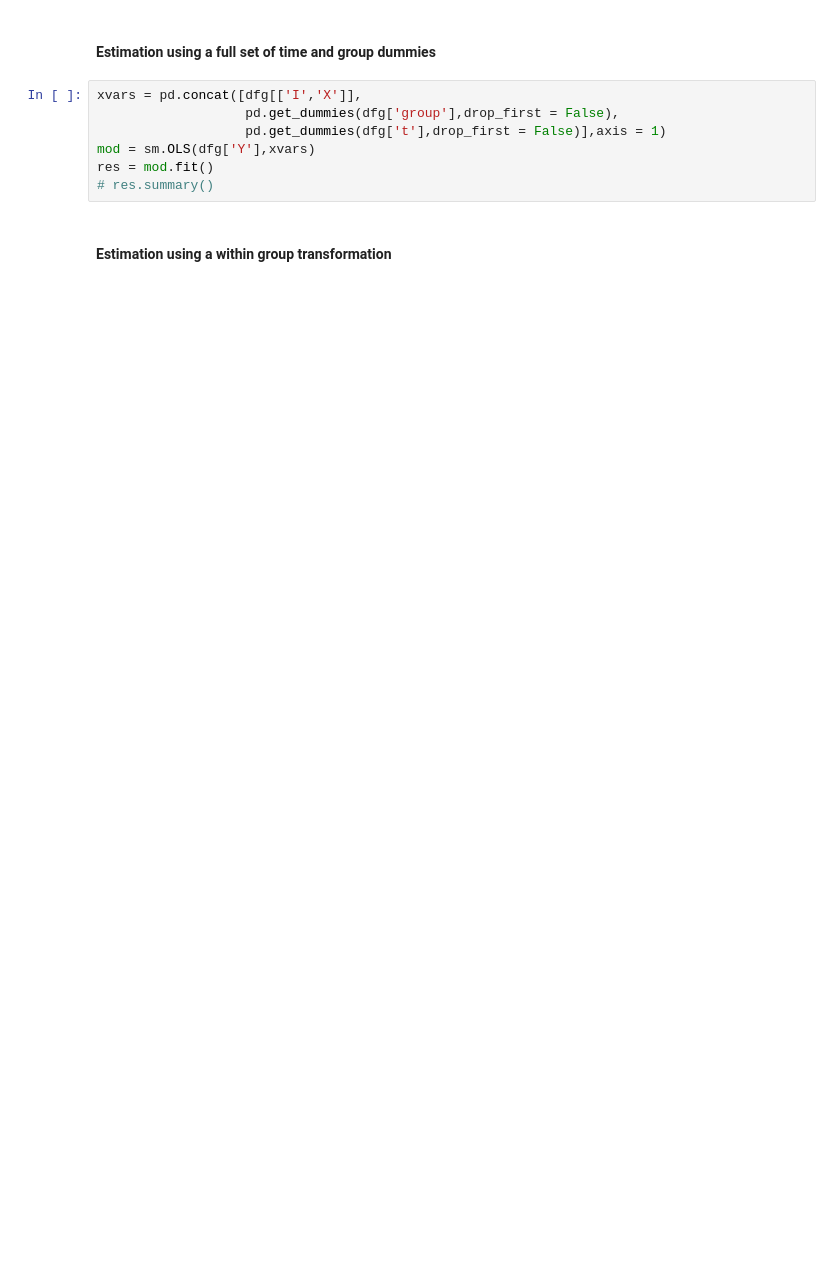
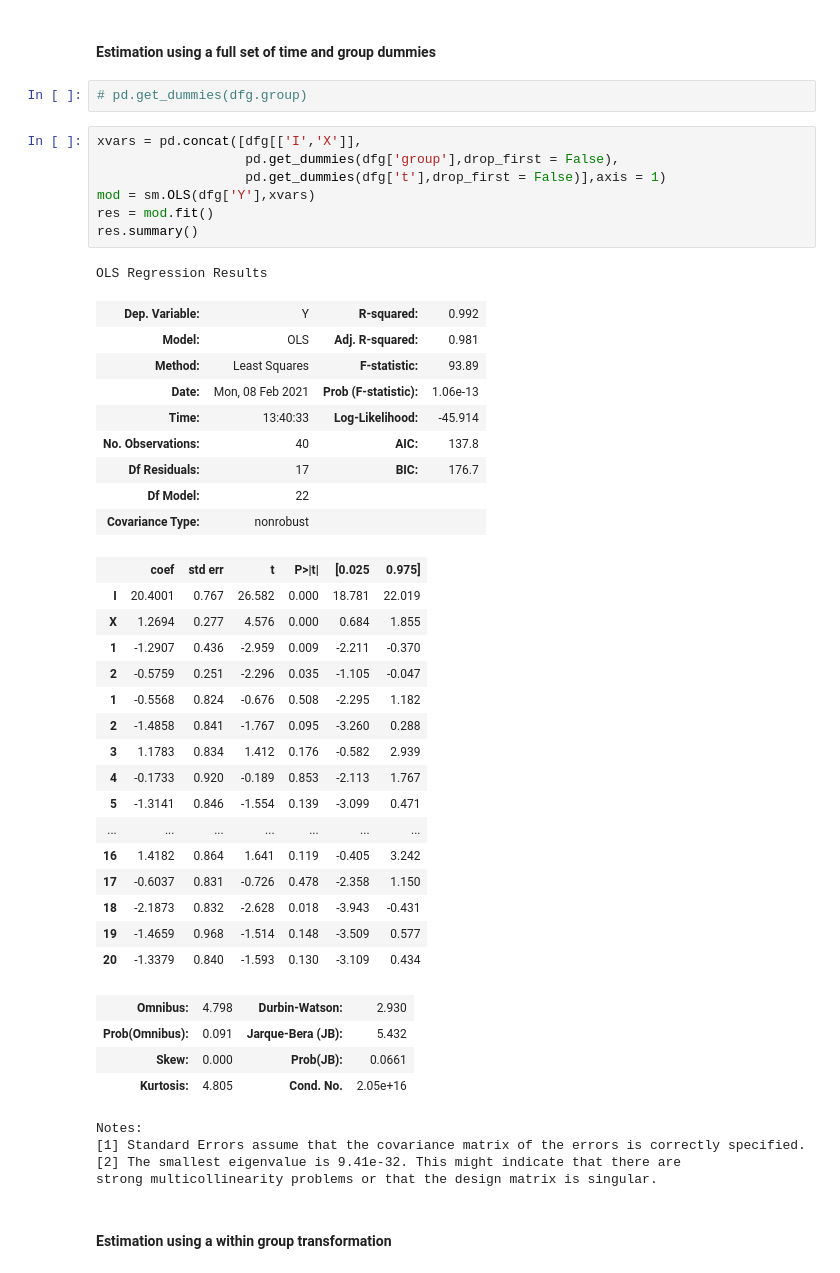
Before and after one commit to Asunafyc/big-data-econometrics, a Jupyter notebook: notebooks/Lecture 4 - diff-in-diff.ipynb, the cells around one changed output. Cells and saved outputs as stored; diff of their text form; blank space fills up the shorter version.

```diff
--- a/notebooks/Lecture 4 - diff-in-diff.ipynb
+++ b/notebooks/Lecture 4 - diff-in-diff.ipynb
@@ -429,11 +591,48 @@ dfg = fn_within_transformation(dfg,colnames,'group')
 # %% [markdown]
 #### Estimation using a full set of time and group dummies
+# %%
+# pd.get_dummies(dfg.group)
 # %%
 xvars = pd.concat([dfg[['I','X']],
                    pd.get_dummies(dfg['group'],drop_first = False),
                    pd.get_dummies(dfg['t'],drop_first = False)],axis = 1)
 mod = sm.OLS(dfg['Y'],xvars)
 res = mod.fit()
-# res.summary()
+res.summary()
+# %% [output]
+OLS Regression Results
+| Dep. Variable: | Y | R-squared: | 0.992 |
+| Model: | OLS | Adj. R-squared: | 0.981 |
+| Method: | Least Squares | F-statistic: | 93.89 |
+| Date: | Mon, 08 Feb 2021 | Prob (F-statistic): | 1.06e-13 |
+| Time: | 13:40:33 | Log-Likelihood: | -45.914 |
+| No. Observations: | 40 | AIC: | 137.8 |
+| Df Residuals: | 17 | BIC: | 176.7 |
+| Df Model: | 22 |  |  |
+| Covariance Type: | nonrobust |  |  |
+|  | coef | std err | t | P>|t| | [0.025 | 0.975] |
+| I | 20.4001 | 0.767 | 26.582 | 0.000 | 18.781 | 22.019 |
+| X | 1.2694 | 0.277 | 4.576 | 0.000 | 0.684 | 1.855 |
+| 1 | -1.2907 | 0.436 | -2.959 | 0.009 | -2.211 | -0.370 |
+| 2 | -0.5759 | 0.251 | -2.296 | 0.035 | -1.105 | -0.047 |
+| 1 | -0.5568 | 0.824 | -0.676 | 0.508 | -2.295 | 1.182 |
+| 2 | -1.4858 | 0.841 | -1.767 | 0.095 | -3.260 | 0.288 |
+| 3 | 1.1783 | 0.834 | 1.412 | 0.176 | -0.582 | 2.939 |
+| 4 | -0.1733 | 0.920 | -0.189 | 0.853 | -2.113 | 1.767 |
+| 5 | -1.3141 | 0.846 | -1.554 | 0.139 | -3.099 | 0.471 |
+| ... | ... | ... | ... | ... | ... | ... |
+| 16 | 1.4182 | 0.864 | 1.641 | 0.119 | -0.405 | 3.242 |
+| 17 | -0.6037 | 0.831 | -0.726 | 0.478 | -2.358 | 1.150 |
+| 18 | -2.1873 | 0.832 | -2.628 | 0.018 | -3.943 | -0.431 |
+| 19 | -1.4659 | 0.968 | -1.514 | 0.148 | -3.509 | 0.577 |
+| 20 | -1.3379 | 0.840 | -1.593 | 0.130 | -3.109 | 0.434 |
+| Omnibus: | 4.798 | Durbin-Watson: | 2.930 |
+| Prob(Omnibus): | 0.091 | Jarque-Bera (JB): | 5.432 |
+| Skew: | 0.000 | Prob(JB): | 0.0661 |
+| Kurtosis: | 4.805 | Cond. No. | 2.05e+16 |
+Notes:
+[1] Standard Errors assume that the covariance matrix of the errors is correctly specified.
+[2] The smallest eigenvalue is 9.41e-32. This might indicate that there are
+strong multicollinearity problems or that the design matrix is singular.
 # %% [markdown]
 #### Estimation using a within group transformation
```
Also changed, not shown: parts of 45 cells of this notebook.
